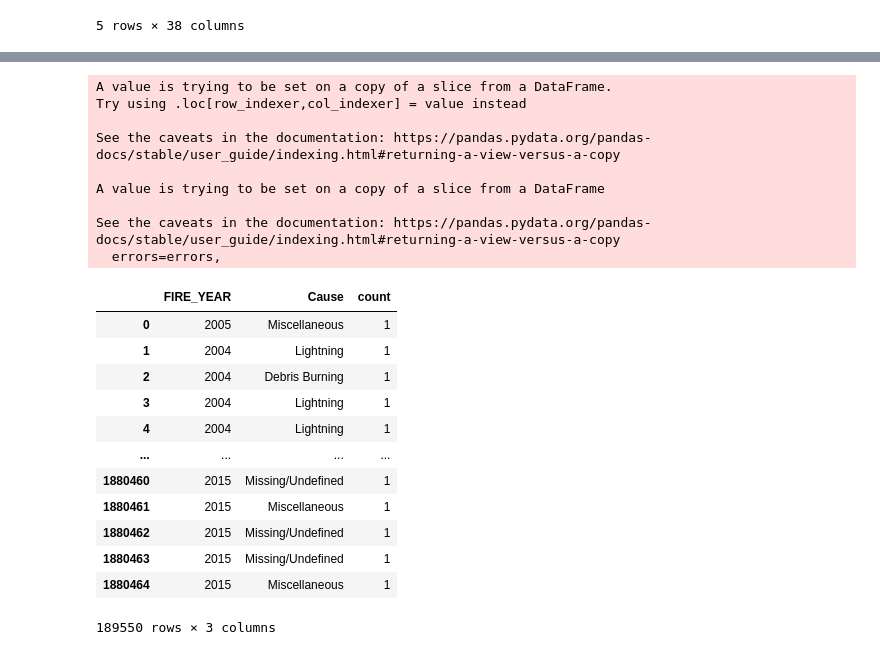
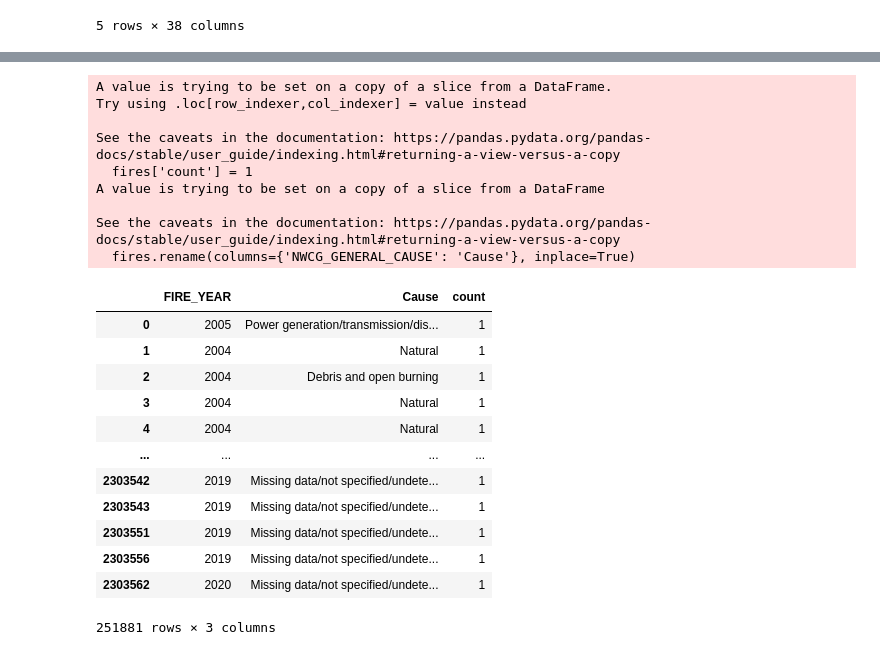
Before and after one commit to ElderBlade/Wildfires, a Jupyter notebook: wildfires_ca.ipynb, the cells around one changed output, grey strips where cells are left out. Saved outputs shown, nothing was run; the diff lists cells and outputs as text; code cells hidden in the pictures.

```diff
--- a/wildfires_ca.ipynb
+++ b/wildfires_ca.ipynb
@@ -5,7 +5,7 @@ import matplotlib.pyplot as plt
 import seaborn as sns
 import numpy as np
 # %%
-conn = sqlite3.connect('Data/FPA_FOD_20170508.sqlite')
+conn = sqlite3.connect('Data/FPA_FOD_20221014.sqlite')
 # %%
 cursor = conn.execute("SELECT name FROM sqlite_master WHERE type='table';")
 tables = [
@@ -137,31 +184,31 @@ sns.heatmap(cali_years,cmap='icefire')
 # %%
-fires = california[['FIRE_YEAR', 'STAT_CAUSE_DESCR']]
+fires = california[['FIRE_YEAR', 'NWCG_GENERAL_CAUSE']]
 fires['count'] = 1
-fires.rename(columns={'STAT_CAUSE_DESCR': 'Cause'}, inplace=True)
+fires.rename(columns={'NWCG_GENERAL_CAUSE': 'Cause'}, inplace=True)
 fires
 # %% [output]
 A value is trying to be set on a copy of a slice from a DataFrame.
 Try using .loc[row_indexer,col_indexer] = value instead
 
 See the caveats in the documentation: https://pandas.pydata.org/pandas-docs/stable/user_guide/indexing.html#returning-a-view-versus-a-copy
-
+  fires['count'] = 1
 A value is trying to be set on a copy of a slice from a DataFrame
 
 See the caveats in the documentation: https://pandas.pydata.org/pandas-docs/stable/user_guide/indexing.html#returning-a-view-versus-a-copy
-  errors=errors,
+  fires.rename(columns={'NWCG_GENERAL_CAUSE': 'Cause'}, inplace=True)
 |  | FIRE_YEAR | Cause | count |
-| 0 | 2005 | Miscellaneous | 1 |
-| 1 | 2004 | Lightning | 1 |
-| 2 | 2004 | Debris Burning | 1 |
-| 3 | 2004 | Lightning | 1 |
-| 4 | 2004 | Lightning | 1 |
+| 0 | 2005 | Power generation/transmission/dis... | 1 |
+| 1 | 2004 | Natural | 1 |
+| 2 | 2004 | Debris and open burning | 1 |
+| 3 | 2004 | Natural | 1 |
+| 4 | 2004 | Natural | 1 |
 | ... | ... | ... | ... |
-| 1880460 | 2015 | Missing/Undefined | 1 |
-| 1880461 | 2015 | Miscellaneous | 1 |
-| 1880462 | 2015 | Missing/Undefined | 1 |
-| 1880463 | 2015 | Missing/Undefined | 1 |
-| 1880464 | 2015 | Miscellaneous | 1 |
+| 2303542 | 2019 | Missing data/not specified/undete... | 1 |
+| 2303543 | 2019 | Missing data/not specified/undete... | 1 |
+| 2303551 | 2019 | Missing data/not specified/undete... | 1 |
+| 2303556 | 2019 | Missing data/not specified/undete... | 1 |
+| 2303562 | 2020 | Missing data/not specified/undete... | 1 |
-189550 rows × 3 columns
+251881 rows × 3 columns
 # %%
 pvfires = fires.pivot_table(values='count', index='FIRE_YEAR', columns='Cause', aggfunc=np.sum)
 pvfires
```
Also changed, not shown: parts of 32 cells of this notebook, 3 other files.
